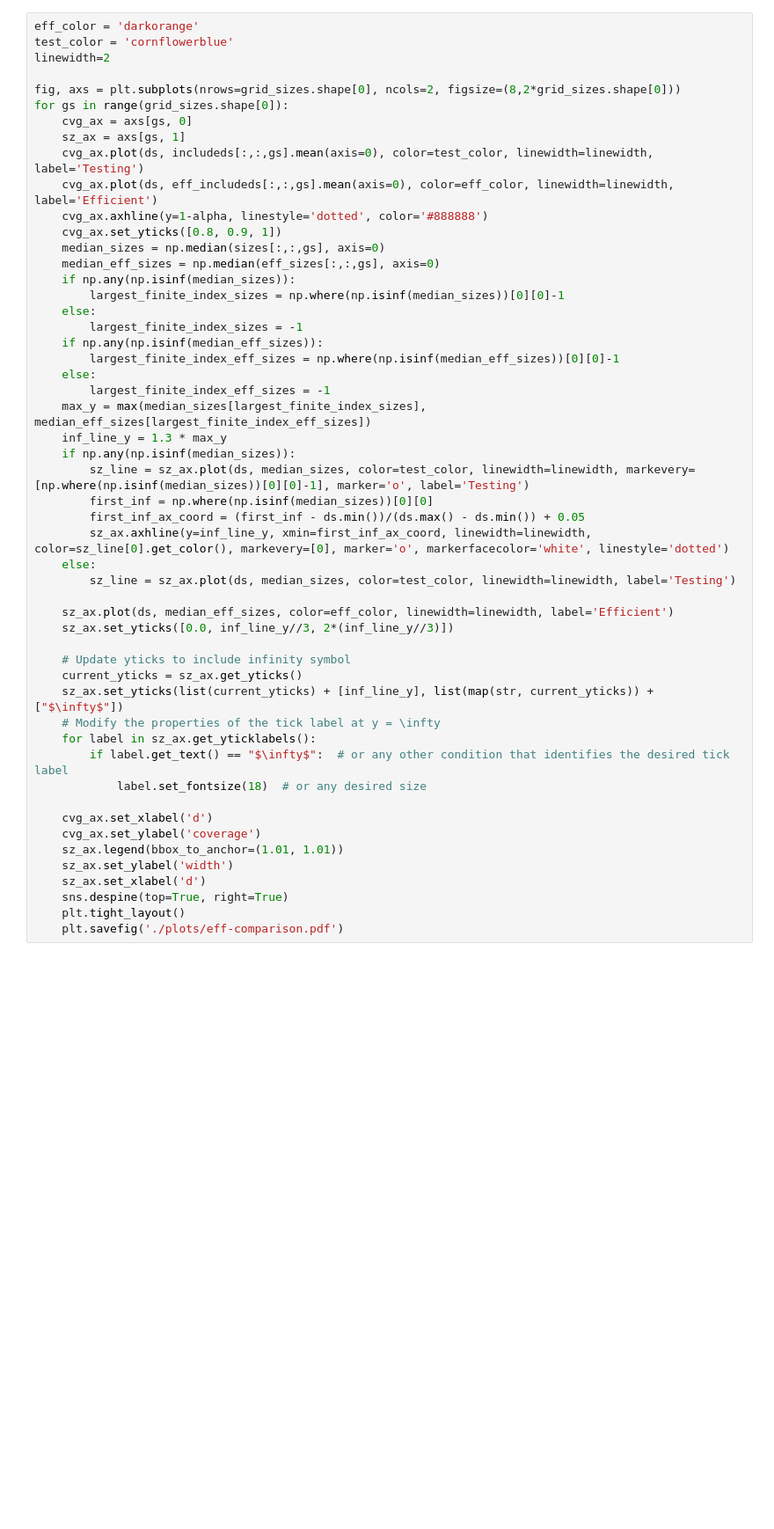
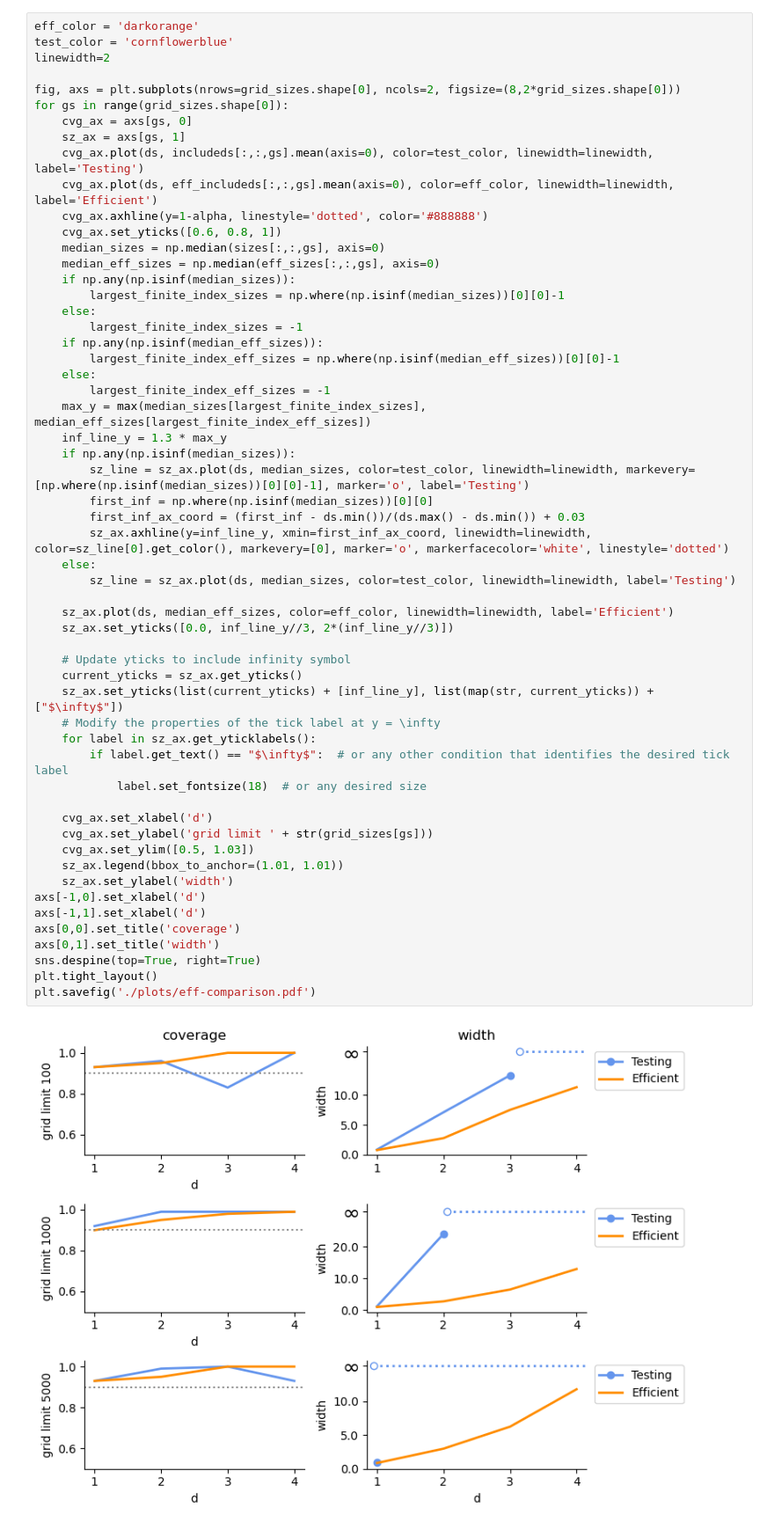
Before and after one commit to aangelopoulos/ppi_py, a Jupyter notebook: examples/eff-ppi/eff_ppi_logistic_comparison.ipynb, the cells around one changed output. Shown at 88% size. Drawn from its saved outputs; the diff is of its cells as text; blank space fills up the shorter version.

```diff
--- a/examples/eff-ppi/eff_ppi_logistic_comparison.ipynb
+++ b/examples/eff-ppi/eff_ppi_logistic_comparison.ipynb
@@ -68,43 +72,49 @@ for gs in range(grid_sizes.shape[0]):
     cvg_ax.plot(ds, includeds[:,:,gs].mean(axis=0), color=test_color, linewidth=linewidth, label='Testing')
     cvg_ax.plot(ds, eff_includeds[:,:,gs].mean(axis=0), color=eff_color, linewidth=linewidth, label='Efficient')
     cvg_ax.axhline(y=1-alpha, linestyle='dotted', color='#888888')
-    cvg_ax.set_yticks([0.8, 0.9, 1])
+    cvg_ax.set_yticks([0.6, 0.8, 1])
     median_sizes = np.median(sizes[:,:,gs], axis=0)
     median_eff_sizes = np.median(eff_sizes[:,:,gs], axis=0)
     if np.any(np.isinf(median_sizes)):
         largest_finite_index_sizes = np.where(np.isinf(median_sizes))[0][0]-1
     else:
         largest_finite_index_sizes = -1
     if np.any(np.isinf(median_eff_sizes)):
         largest_finite_index_eff_sizes = np.where(np.isinf(median_eff_sizes))[0][0]-1
     else:
         largest_finite_index_eff_sizes = -1
     max_y = max(median_sizes[largest_finite_index_sizes], median_eff_sizes[largest_finite_index_eff_sizes])
     inf_line_y = 1.3 * max_y
     if np.any(np.isinf(median_sizes)):
         sz_line = sz_ax.plot(ds, median_sizes, color=test_color, linewidth=linewidth, markevery=[np.where(np.isinf(median_sizes))[0][0]-1], marker='o', label='Testing')
         first_inf = np.where(np.isinf(median_sizes))[0][0]
-        first_inf_ax_coord = (first_inf - ds.min())/(ds.max() - ds.min()) + 0.05
+        first_inf_ax_coord = (first_inf - ds.min())/(ds.max() - ds.min()) + 0.03
         sz_ax.axhline(y=inf_line_y, xmin=first_inf_ax_coord, linewidth=linewidth, color=sz_line[0].get_color(), markevery=[0], marker='o', markerfacecolor='white', linestyle='dotted')
     else:
         sz_line = sz_ax.plot(ds, median_sizes, color=test_color, linewidth=linewidth, label='Testing')
 
     sz_ax.plot(ds, median_eff_sizes, color=eff_color, linewidth=linewidth, label='Efficient')
     sz_ax.set_yticks([0.0, inf_line_y//3, 2*(inf_line_y//3)])
 
     # Update yticks to include infinity symbol
     current_yticks = sz_ax.get_yticks()
     sz_ax.set_yticks(list(current_yticks) + [inf_line_y], list(map(str, current_yticks)) + ["$\infty$"])
     # Modify the properties of the tick label at y = \infty
     for label in sz_ax.get_yticklabels():
         if label.get_text() == "$\infty$":  # or any other condition that identifies the desired tick label
             label.set_fontsize(18)  # or any desired size
 
     cvg_ax.set_xlabel('d')
-    cvg_ax.set_ylabel('coverage')
+    cvg_ax.set_ylabel('grid limit ' + str(grid_sizes[gs]))
+    cvg_ax.set_ylim([0.5, 1.03])
     sz_ax.legend(bbox_to_anchor=(1.01, 1.01))
     sz_ax.set_ylabel('width')
-    sz_ax.set_xlabel('d')
-    sns.despine(top=True, right=True)
-    plt.tight_layout()
-    plt.savefig('./plots/eff-comparison.pdf')
+axs[-1,0].set_xlabel('d')
+axs[-1,1].set_xlabel('d')
+axs[0,0].set_title('coverage')
+axs[0,1].set_title('width')
+sns.despine(top=True, right=True)
+plt.tight_layout()
+plt.savefig('./plots/eff-comparison.pdf')
+# %% [output]
+[figure, added]
```
Also changed, not shown: parts of 2 cells of this notebook, 7 other files.
